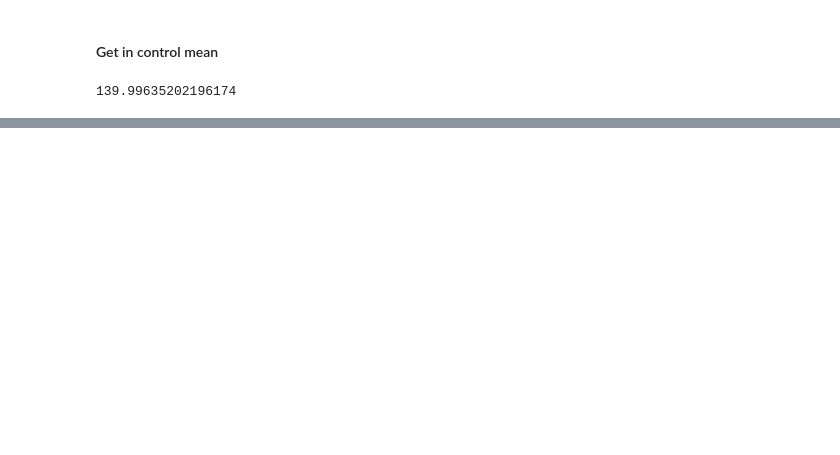
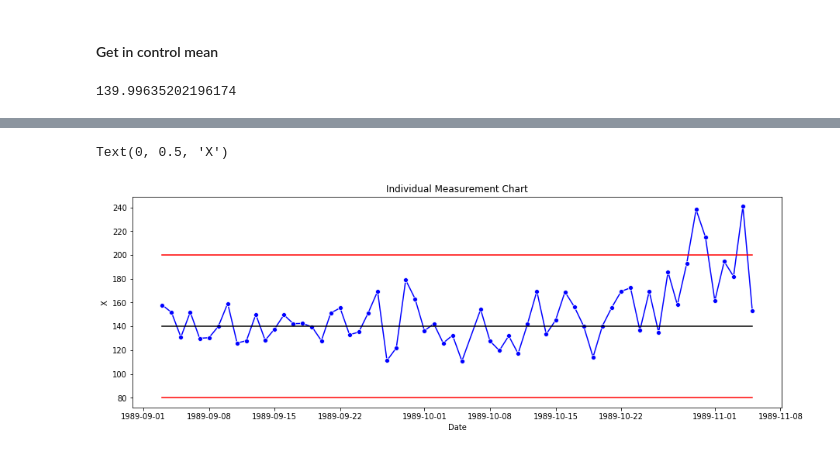
Before and after one commit to howewenann/spc_charts, a Jupyter notebook: notebooks/1.0-hwant-process-diabetes-data.ipynb, the cells around one changed output, grey strips where cells are left out. Drawn from its saved outputs; the diff is of its cells as text; code cells hidden in the pictures; blank space fills up the shorter version.

```diff
--- a/notebooks/1.1-hwant-process-diabetes-data.ipynb
+++ b/notebooks/1.0-hwant-process-diabetes-data.ipynb
@@ -203,0 +139,34 @@ Name: Date, dtype: datetime64[ns]
+# %%
+x_ind_df = data_sub_day.copy()
+# %%
+def x_ind_params(mu0, sigma, length, L=3):
+
+    # params
+    UCL = mu0 + L * sigma
+    center = mu0
+    LCL = mu0 - L * sigma
+
+    ret = pd.DataFrame({
+        'UCL':UCL,
+        'Center':center,
+        'LCL':LCL
+    }, index=list(range(length)))
+
+    return ret
+# %%
+x_ind_params_df = x_ind_params(mu0=in_control_mean, sigma = x_ind_df['MR'].mean() / 1.128, length = len(x_ind_df['mean']))
+# %%
+x_ind_df = pd.concat([x_ind_df.reset_index(drop=True), x_ind_params_df.reset_index(drop=True)], axis=1)
+# %%
+fig, ax = plt.subplots(figsize=(15,5))
+sns.relplot(x='Date', y='mean', data=x_ind_df, kind='line', ax=ax, color='blue', marker='o')
+sns.lineplot(x='Date', y='UCL', data=x_ind_df, drawstyle='steps-pre', ax=ax, color='red')
+sns.lineplot(x='Date', y='LCL', data=x_ind_df, drawstyle='steps-pre', ax=ax, color='red')
+sns.relplot(x='Date', y='Center', data=x_ind_df, kind='line', ax=ax, color='black')
+plt.close()
+plt.close()
+plt.title('Individual Measurement Chart')
+plt.ylabel('X')
+# %% [output]
+Text(0, 0.5, 'X')
+[figure, added]
```
Also changed, not shown: parts of 53 cells of this notebook, 9 other files.
